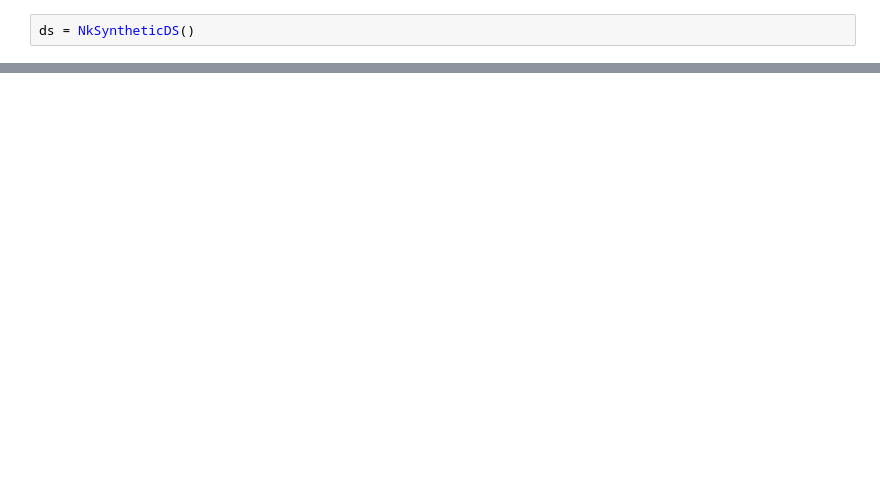
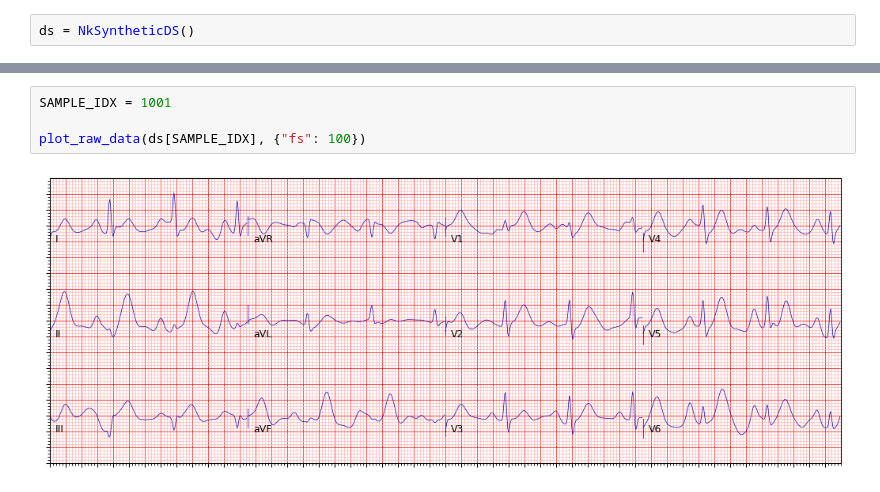
Before and after one commit to isears/ptbxlae, a Jupyter notebook: notebooks/synthetic_eda.ipynb, the cells around one changed output, grey strips where cells are left out. Saved outputs shown, nothing was run; the diff lists cells and outputs as text; blank space fills up the shorter version.

```diff
--- a/notebooks/synthetic_eda.ipynb
+++ b/notebooks/synthetic_eda.ipynb
@@ -24,0 +28,6 @@ torch.Size([12, 1000])
+# %%
+SAMPLE_IDX = 1001
+
+plot_raw_data(ds[SAMPLE_IDX], {"fs": 100})
+# %% [output]
+[figure, added]
```
Also changed, not shown: parts of 2 cells of this notebook, 1 other file.
